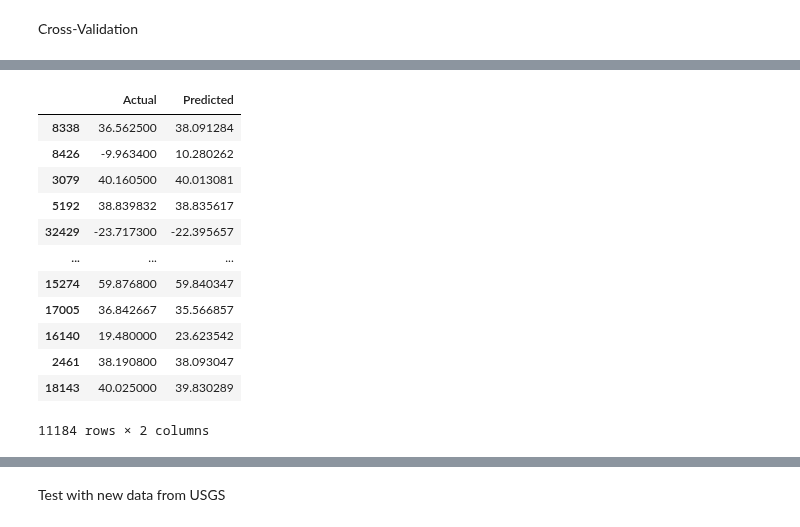
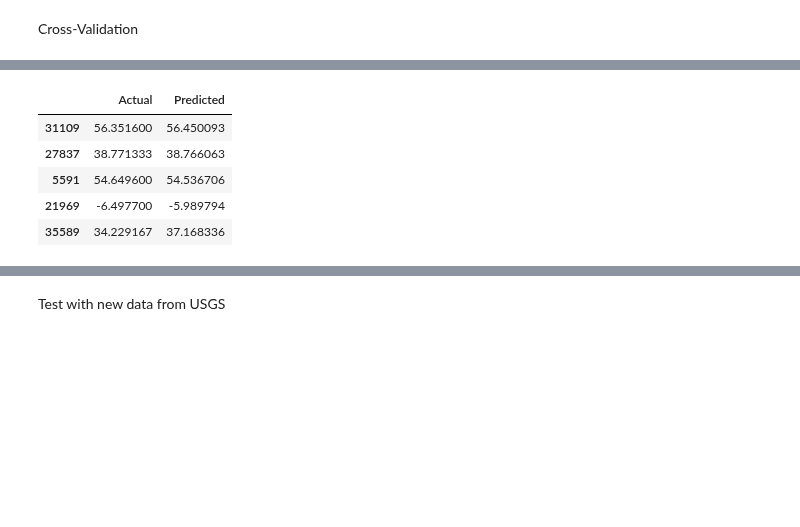
Before and after one commit to rromang/earthquake_modeling, a Jupyter notebook: notebooks/ml_extratrees_lat_notime.ipynb, the cells around one changed output, grey strips where cells are left out. Cells and saved outputs as stored; diff of their text form; code cells hidden in the pictures; blank space fills up the shorter version.

```diff
--- a/notebooks/ml_extratrees_lat_notime.ipynb
+++ b/notebooks/ml_extratrees_lat_notime.ipynb
@@ -410,21 +395,14 @@ lat_pred['Predicted'] = testpredict
 # %%
 lat_pred = lat_pred.rename(columns={'latitude': 'Actual'})
 # %%
-lat_pred
+lat_pred.head(5)
 # %% [output]
 |  | Actual | Predicted |
-| 8338 | 36.562500 | 38.091284 |
-| 8426 | -9.963400 | 10.280262 |
-| 3079 | 40.160500 | 40.013081 |
-| 5192 | 38.839832 | 38.835617 |
-| 32429 | -23.717300 | -22.395657 |
-| ... | ... | ... |
-| 15274 | 59.876800 | 59.840347 |
-| 17005 | 36.842667 | 35.566857 |
-| 16140 | 19.480000 | 23.623542 |
-| 2461 | 38.190800 | 38.093047 |
-| 18143 | 40.025000 | 39.830289 |
+| 31109 | 56.351600 | 56.450093 |
+| 27837 | 38.771333 | 38.766063 |
+| 5591 | 54.649600 | 54.536706 |
+| 21969 | -6.497700 | -5.989794 |
+| 35589 | 34.229167 | 37.168336 |
-11184 rows × 2 columns
 # %%
 #join dataframes for actual and predicted with original dataframe
 lat_pred_all = lat_pred.merge(model_df, how='inner', left_index=True, right_index=True)
```
Also changed, not shown: parts of 22 cells of this notebook, 10 other files.
